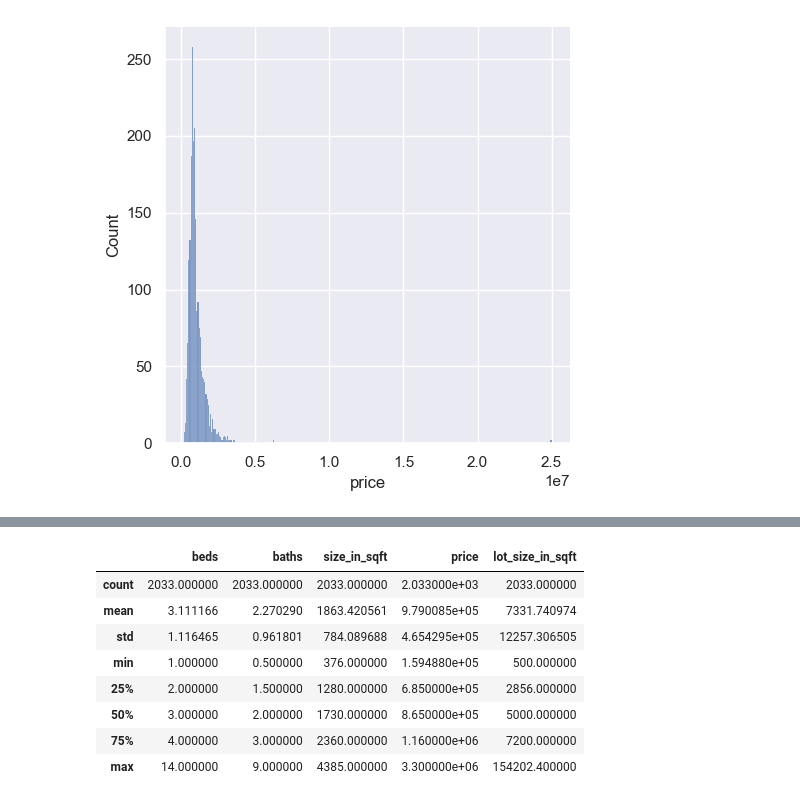
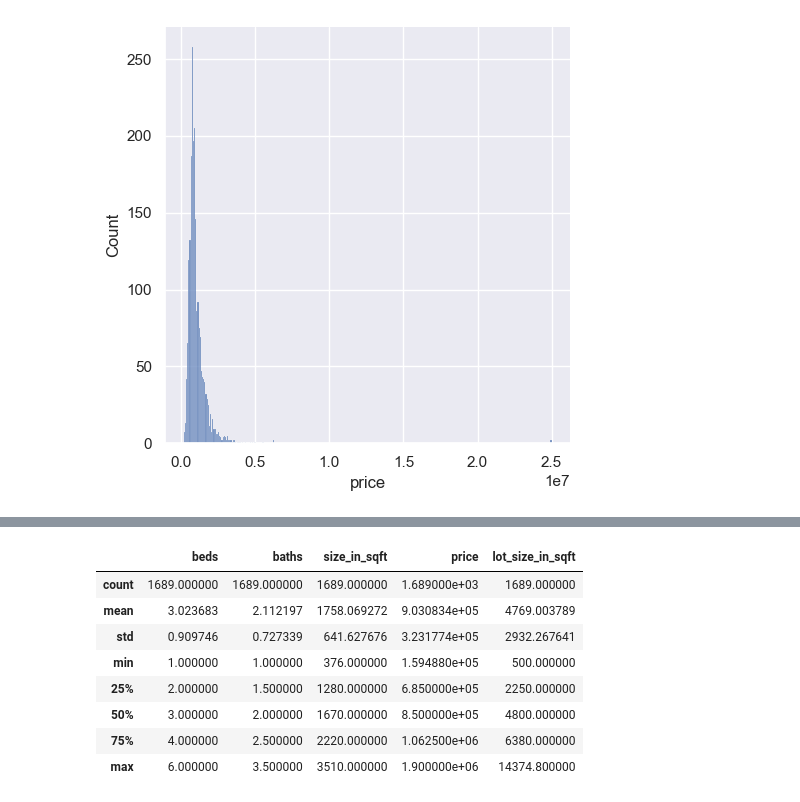
Before and after one commit to tolstoj48/seattle-house-price-prediction, a Jupyter notebook: seattle-real-estate-house-prices-prediction.ipynb, the cells around one changed output, grey strips where cells are left out. Drawn from its saved outputs; the diff is of its cells as text; code cells hidden in the pictures.

```diff
--- a/seattle-real-estate-house-prices-prediction.ipynb
+++ b/seattle-real-estate-house-prices-prediction.ipynb
@@ -300,0 +323,6 @@ q
+# %%
+q1 = data_size_in_sqt_outliers["lot_size_in_sqft"].quantile(0.25)
+q3 = data_size_in_sqt_outliers["lot_size_in_sqft"].quantile(0.75)
+iqr = q3 - q1
+outlier_size_in_sqt_ouliers = q3 + 1.5 * iqr
+outlier_size_in_sqt_ouliers
@@ -301,5 +331,6 @@ q
+# %%
+data_prepro = data_size_in_sqt_outliers[data_size_in_sqt_outliers["lot_size_in_sqft"] < outlier_size_in_sqt_ouliers]
 # %%
-data_prepro = data_size_in_sqt_outliers[data_size_in_sqt_outliers["lot_size_in_sqft"] < q]
 data_prepro.info()
 # %% [output]
 <class 'pandas.core.frame.DataFrame'>
@@ -317 +348,3 @@ memory usage: 95.3 KB
+# %%
+data_clean = data_prepro.copy()
 # %%
@@ -322,12 +355,12 @@ sns.displot(data_prepro["lot_size_in_sqft"])
 # %%
-data_prepro.describe(include="all")
+data_clean.describe(include="all")
 # %% [output]
 |  | beds | baths | size_in_sqft | price | lot_size_in_sqft |
-| count | 2033.000000 | 2033.000000 | 2033.000000 | 2.033000e+03 | 2033.000000 |
-| mean | 3.111166 | 2.270290 | 1863.420561 | 9.790085e+05 | 7331.740974 |
-| std | 1.116465 | 0.961801 | 784.089688 | 4.654295e+05 | 12257.306505 |
-| min | 1.000000 | 0.500000 | 376.000000 | 1.594880e+05 | 500.000000 |
-| 25% | 2.000000 | 1.500000 | 1280.000000 | 6.850000e+05 | 2856.000000 |
-| 50% | 3.000000 | 2.000000 | 1730.000000 | 8.650000e+05 | 5000.000000 |
-| 75% | 4.000000 | 3.000000 | 2360.000000 | 1.160000e+06 | 7200.000000 |
-| max | 14.000000 | 9.000000 | 4385.000000 | 3.300000e+06 | 154202.400000 |
+| count | 1689.000000 | 1689.000000 | 1689.000000 | 1.689000e+03 | 1689.000000 |
+| mean | 3.023683 | 2.112197 | 1758.069272 | 9.030834e+05 | 4769.003789 |
+| std | 0.909746 | 0.727339 | 641.627676 | 3.231774e+05 | 2932.267641 |
+| min | 1.000000 | 1.000000 | 376.000000 | 1.594880e+05 | 500.000000 |
+| 25% | 2.000000 | 1.500000 | 1280.000000 | 6.850000e+05 | 2250.000000 |
+| 50% | 3.000000 | 2.000000 | 1670.000000 | 8.500000e+05 | 4800.000000 |
+| 75% | 4.000000 | 2.500000 | 2220.000000 | 1.062500e+06 | 6380.000000 |
+| max | 6.000000 | 3.500000 | 3510.000000 | 1.900000e+06 | 14374.800000 |
```
Also changed, not shown: parts of 38 cells of this notebook.
